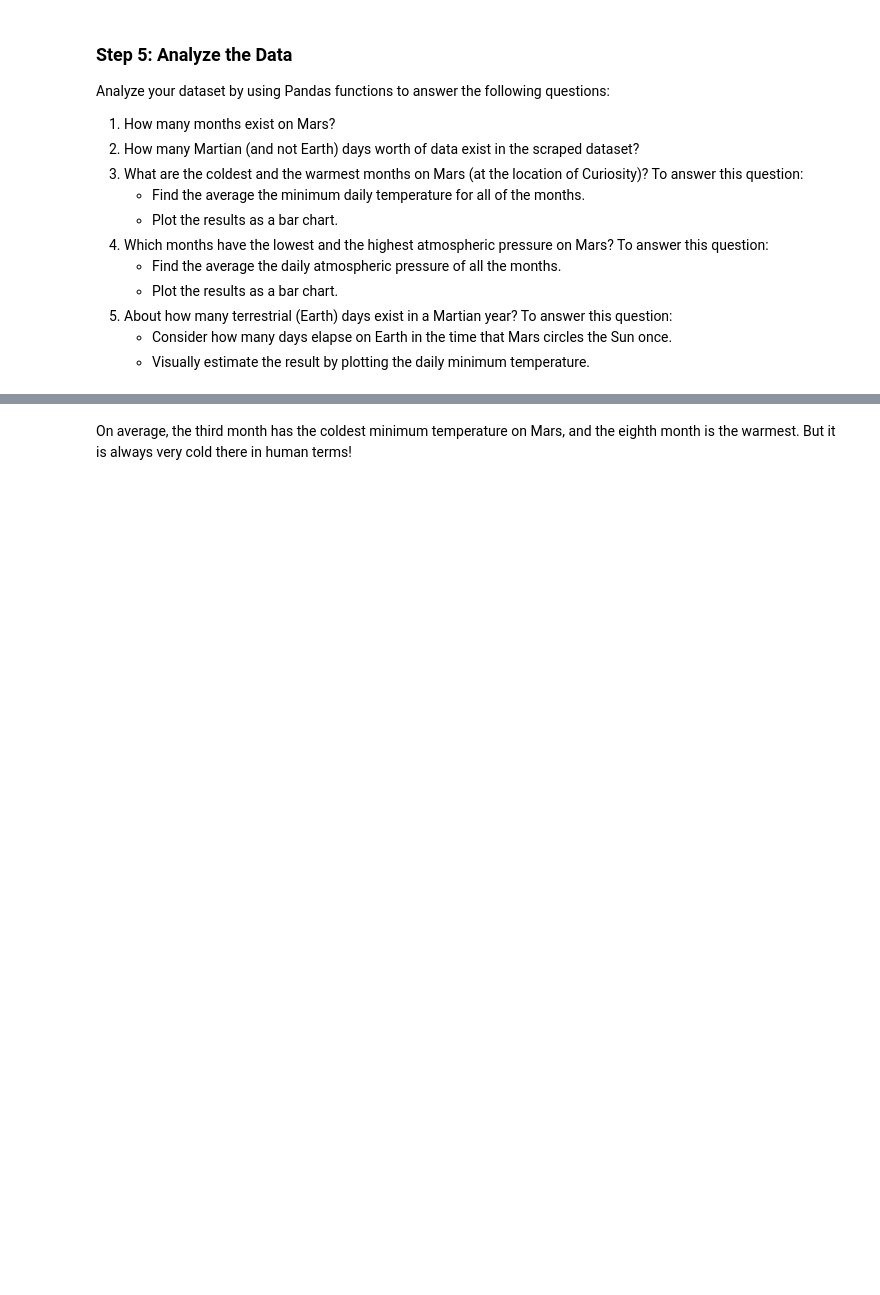
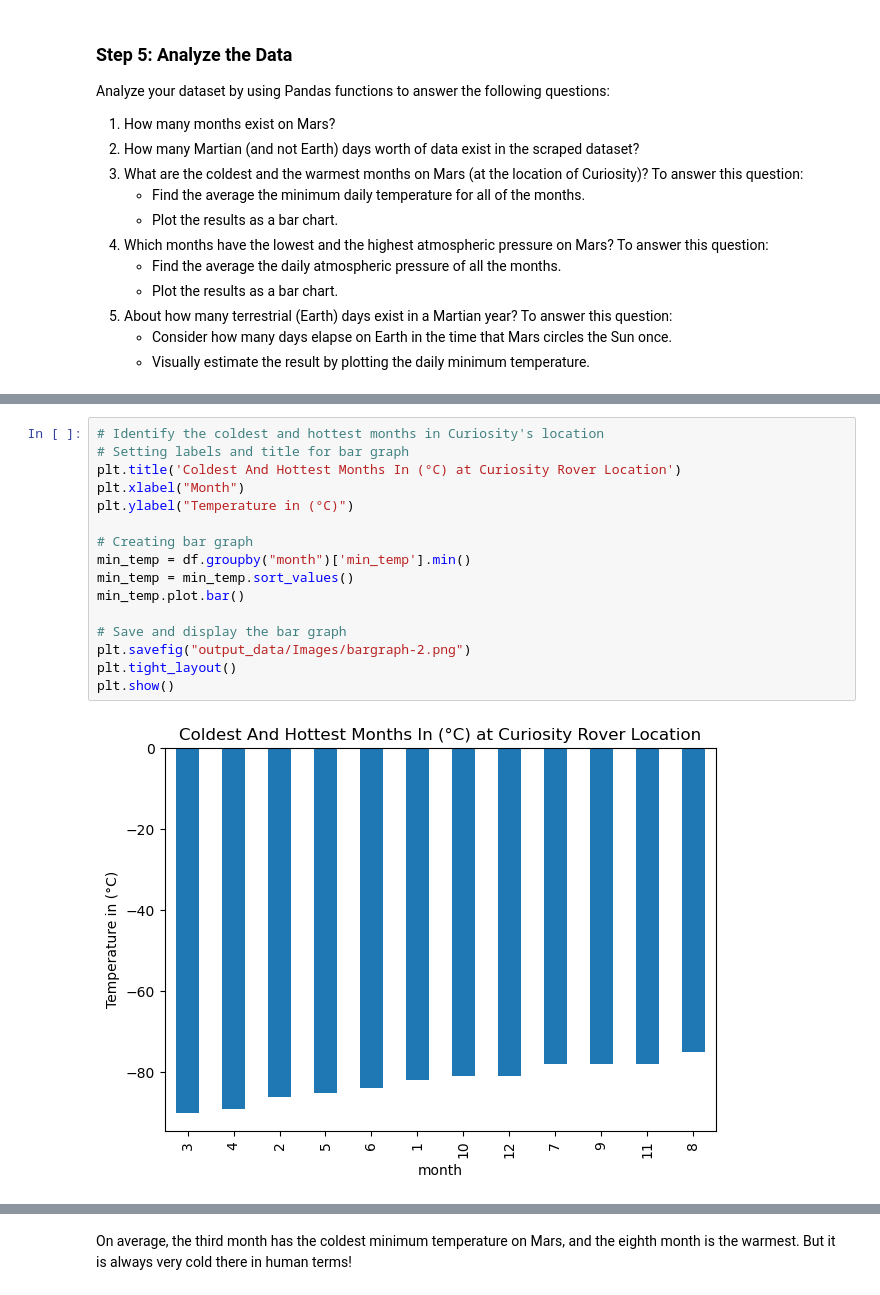
Before and after one commit to CJO100293/data-collection-challenge, a Jupyter notebook: part_2_mars_weather.ipynb, the cells around one changed output, grey strips where cells are left out. Cells and saved outputs as stored; diff of their text form; blank space fills up the shorter version.

```diff
--- a/part_2_mars_weather.ipynb
+++ b/part_2_mars_weather.ipynb
@@ -191,2 +248,20 @@ Analyze your dataset by using Pandas functions to answer the following questions
+# %%
+# Identify the coldest and hottest months in Curiosity's location
+# Setting labels and title for bar graph
+plt.title('Coldest And Hottest Months In (°C) at Curiosity Rover Location')
+plt.xlabel("Month")
+plt.ylabel("Temperature in (°C)")
+
+# Creating bar graph
+min_temp = df.groupby("month")['min_temp'].min()
+min_temp = min_temp.sort_values()
+min_temp.plot.bar()
+
+# Save and display the bar graph
+plt.savefig("output_data/Images/bargraph-2.png")
+plt.tight_layout()
+plt.show()
+# %% [output]
+[figure, added]
 # %%
 # 4. Average pressure by Martian month
```
Also changed, not shown: parts of 14 cells of this notebook.
